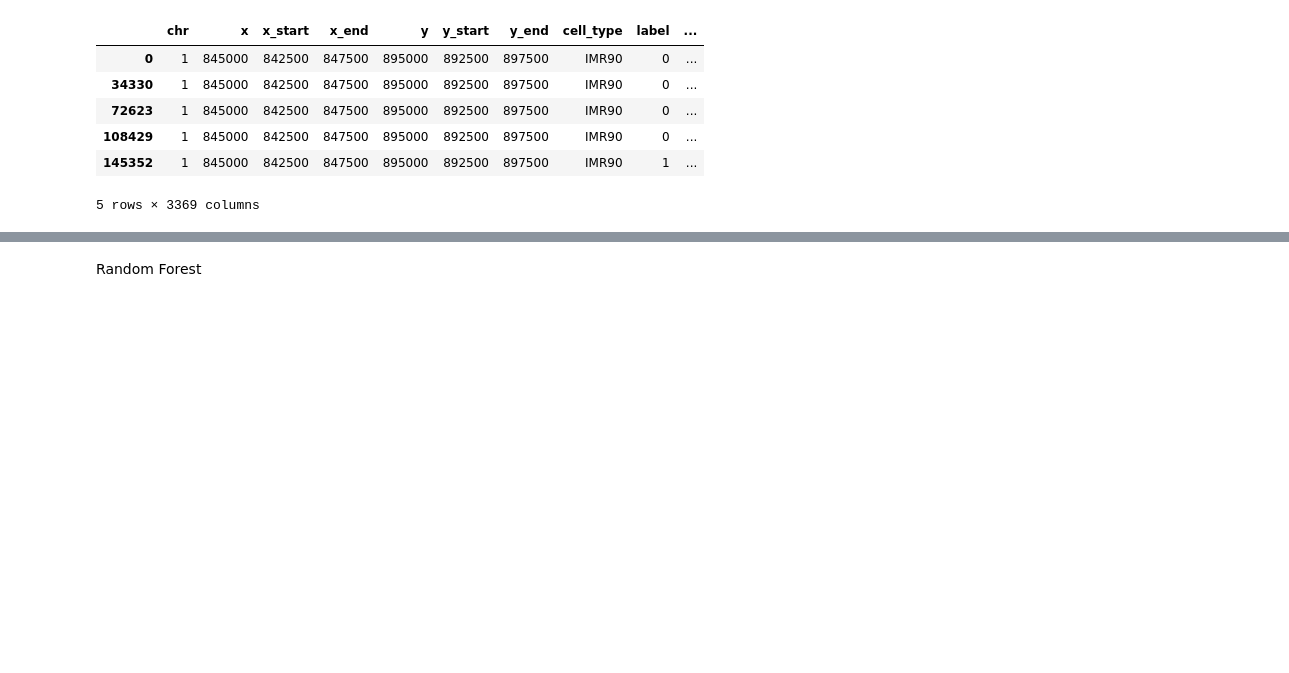
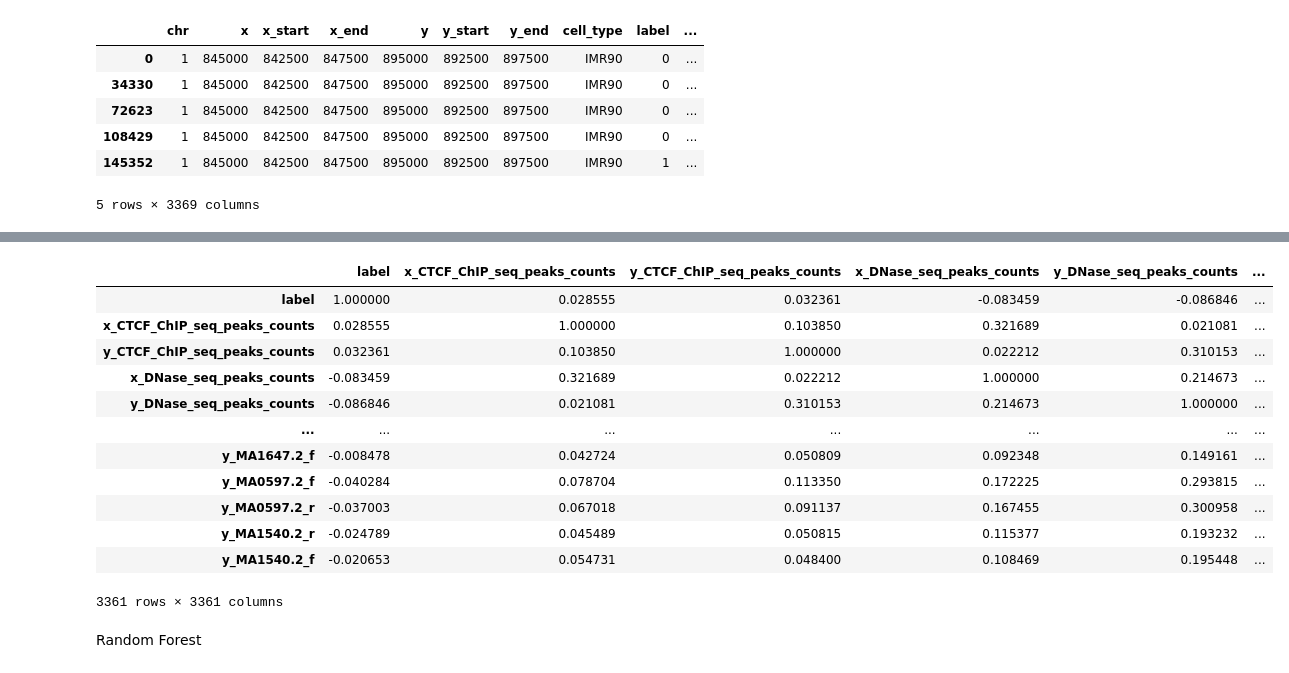
Before and after one commit to ola-cupriak/predicting-the-formation-of-chromatin-loops-using-genomic-data, a Jupyter notebook: notebooks/model.ipynb, the cells around one changed output, grey strips where cells are left out. Drawn from its saved outputs; the diff is of its cells as text; code cells hidden in the pictures; blank space fills up the shorter version.

```diff
--- a/notebooks/model.ipynb
+++ b/notebooks/model.ipynb
@@ -34 +68,17 @@ memory usage: 1.6 GB
+# %%
+corr
+# %% [output]
+|  | label | x_CTCF_ChIP_seq_peaks_counts | y_CTCF_ChIP_seq_peaks_counts | x_DNase_seq_peaks_counts | y_DNase_seq_peaks_counts | ... |
+| label | 1.000000 | 0.028555 | 0.032361 | -0.083459 | -0.086846 | ... |
+| x_CTCF_ChIP_seq_peaks_counts | 0.028555 | 1.000000 | 0.103850 | 0.321689 | 0.021081 | ... |
+| y_CTCF_ChIP_seq_peaks_counts | 0.032361 | 0.103850 | 1.000000 | 0.022212 | 0.310153 | ... |
+| x_DNase_seq_peaks_counts | -0.083459 | 0.321689 | 0.022212 | 1.000000 | 0.214673 | ... |
+| y_DNase_seq_peaks_counts | -0.086846 | 0.021081 | 0.310153 | 0.214673 | 1.000000 | ... |
+| ... | ... | ... | ... | ... | ... | ... |
+| y_MA1647.2_f | -0.008478 | 0.042724 | 0.050809 | 0.092348 | 0.149161 | ... |
+| y_MA0597.2_f | -0.040284 | 0.078704 | 0.113350 | 0.172225 | 0.293815 | ... |
+| y_MA0597.2_r | -0.037003 | 0.067018 | 0.091137 | 0.167455 | 0.300958 | ... |
+| y_MA1540.2_r | -0.024789 | 0.045489 | 0.050815 | 0.115377 | 0.193232 | ... |
+| y_MA1540.2_f | -0.020653 | 0.054731 | 0.048400 | 0.108469 | 0.195448 | ... |
+3361 rows × 3361 columns
 # %%
```
Also changed, not shown: parts of 8 cells of this notebook, 12 other files.
